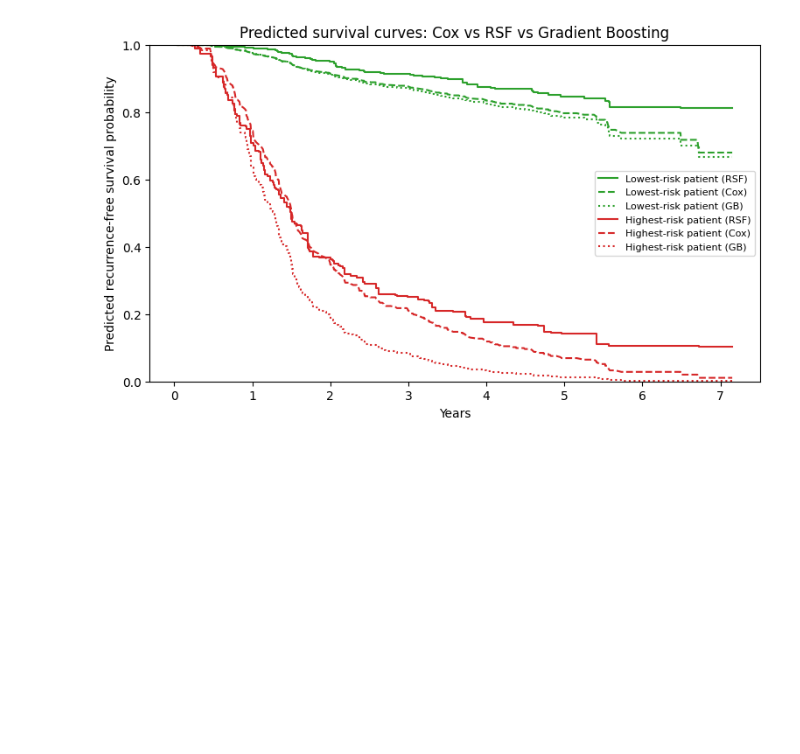
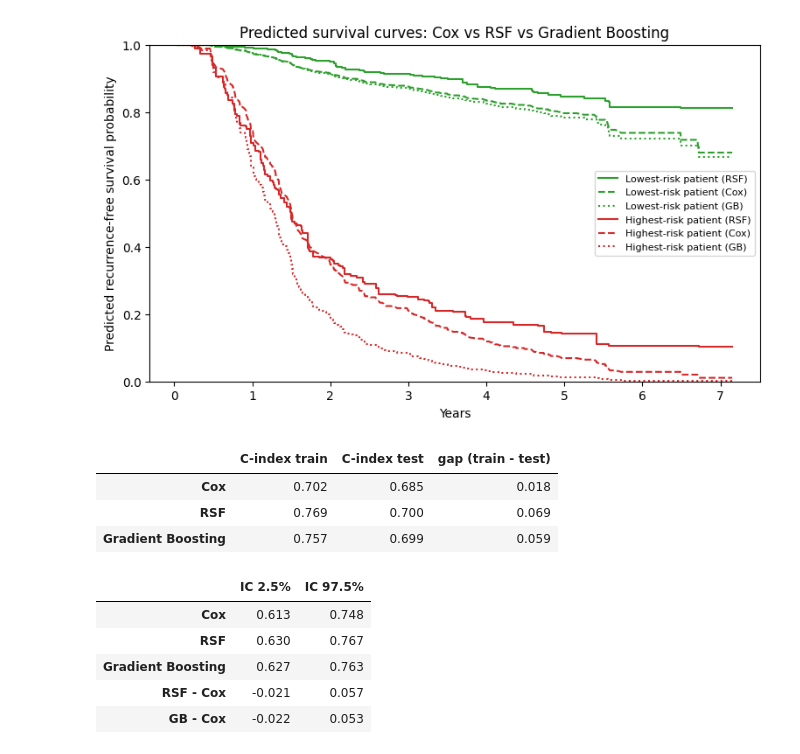
Before and after one commit to gerardagustina/breast-cancer-survival-analysis, a Jupyter notebook: notebooks/03_models.ipynb, the cells around one changed output. Cells and saved outputs as stored; diff of their text form; code cells hidden in the pictures; blank space fills up the shorter version.

```diff
--- a/notebooks/03_models.ipynb
+++ b/notebooks/03_models.ipynb
@@ -204,3 +195,65 @@ ax.legend(fontsize=8)
 plt.show()
 # %% [output]
 [figure]
+# %%
+from sksurv.metrics import concordance_index_censored
+
+
+def risk_scores(X):
+    """Risk score of each model for the patients in X (higher = more risk)."""
+    return {
+        "Cox": cph.predict_partial_hazard(X).values,
+        "RSF": rsf.predict(X),
+        "Gradient Boosting": gbs.predict(X),
+    }
+
+
+def c_index(y, risk):
+    """Harrell's C-index for observed (time, event) and predicted risk."""
+    return concordance_index_censored(
+        y["event"].astype(bool).values, y["time"].values, risk
+    )[0]
+
+
+results = pd.DataFrame({
+    "C-index train": {name: c_index(y_train, r) for name, r in risk_scores(X_train).items()},
+    "C-index test": {name: c_index(y_test, r) for name, r in risk_scores(X_test).items()},
+})
+results["gap (train - test)"] = results["C-index train"] - results["C-index test"]
+results.round(3)
+# %% [output]
+|  | C-index train | C-index test | gap (train - test) |
+| Cox | 0.702 | 0.685 | 0.018 |
+| RSF | 0.769 | 0.700 | 0.069 |
+| Gradient Boosting | 0.757 | 0.699 | 0.059 |
+# %%
+rng = np.random.default_rng(SEED)
+risk_test = risk_scores(X_test)
+n = len(y_test)
+N_BOOT = 1000
+
+boot = {name: [] for name in risk_test}
+boot["RSF - Cox"] = []
+boot["GB - Cox"] = []
+
+for _ in range(N_BOOT):
+    idx = rng.integers(0, n, n)
+    y_b = y_test.iloc[idx]
+    c = {name: c_index(y_b, r[idx]) for name, r in risk_test.items()}
+    for name in risk_test:
+        boot[name].append(c[name])
+    boot["RSF - Cox"].append(c["RSF"] - c["Cox"])
+    boot["GB - Cox"].append(c["Gradient Boosting"] - c["Cox"])
+
+ci = pd.DataFrame(
+    {k: np.percentile(v, [2.5, 97.5]) for k, v in boot.items()},
+    index=["IC 2.5%", "IC 97.5%"],
+).T
+ci.round(3)
+# %% [output]
+|  | IC 2.5% | IC 97.5% |
+| Cox | 0.613 | 0.748 |
+| RSF | 0.630 | 0.767 |
+| Gradient Boosting | 0.627 | 0.763 |
+| RSF - Cox | -0.021 | 0.057 |
+| GB - Cox | -0.022 | 0.053 |
```
Also changed, not shown: parts of 8 cells of this notebook.
